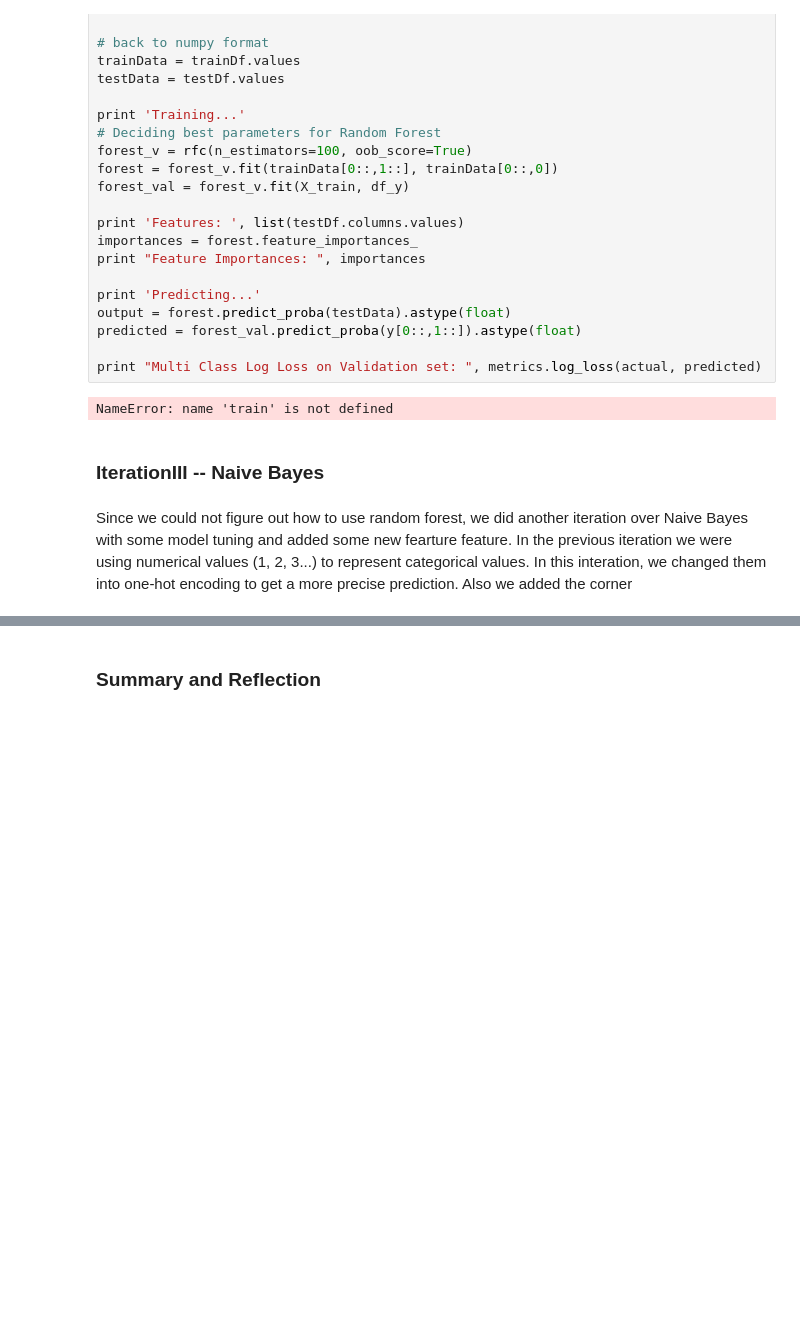
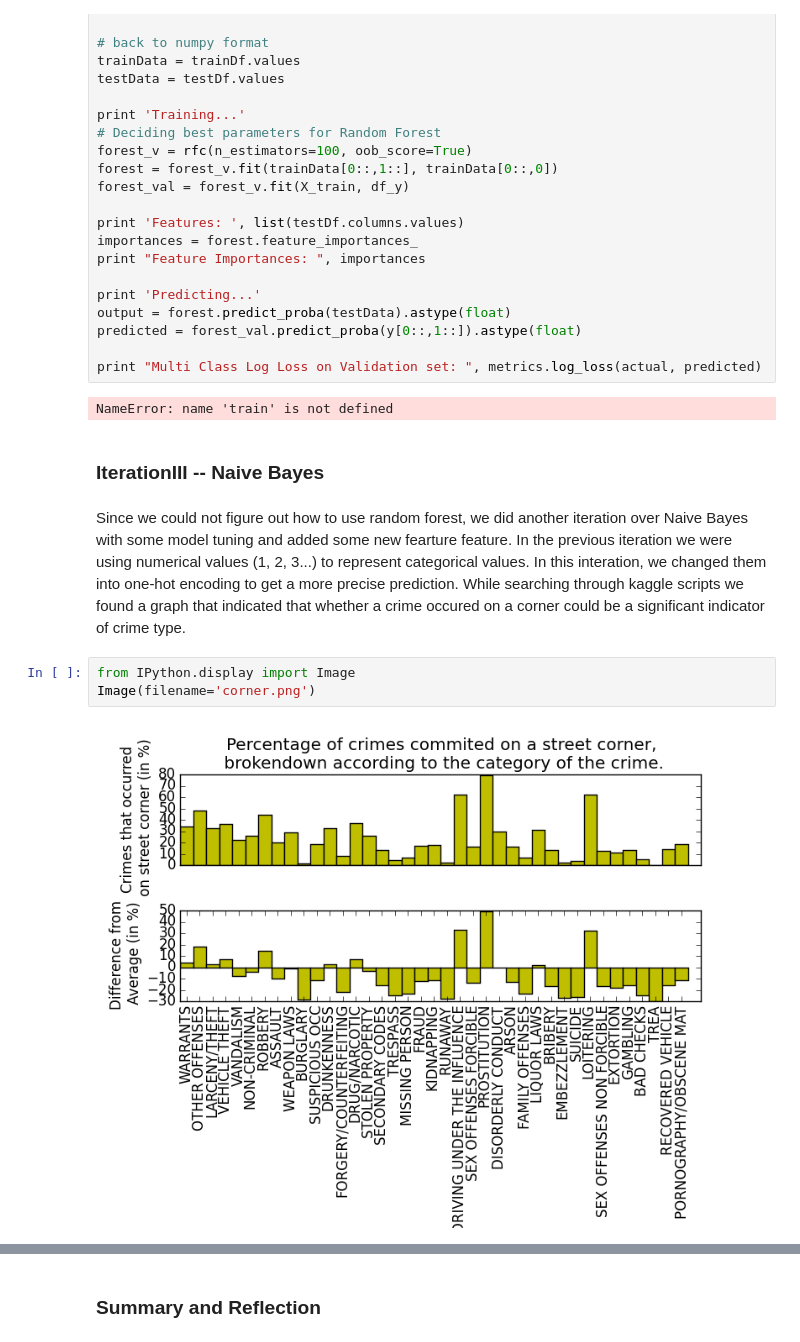
Before and after one commit to billmwong/DataScience16CYOA, a Jupyter notebook: Overall Story.ipynb, the cells around one changed output, grey strips where cells are left out. Drawn from its saved outputs; the diff is of its cells as text; blank space fills up the shorter version.

Commit message:
Updated corner

```diff
--- a/Overall Story.ipynb
+++ b/Overall Story.ipynb
@@ -366,4 +366,9 @@ NameError: name 'train' is not defined
 # %% [markdown]
 <h3> IterationIII -- Naive Bayes </h3>
 # %% [markdown]
-Since we could not figure out how to use random forest, we did another iteration over Naive Bayes with some model tuning and added some new fearture feature. In the previous iteration we were using numerical values (1, 2, 3...) to represent categorical values. In this interation, we changed them into one-hot encoding to get a more precise prediction. Also we added the corner
+Since we could not figure out how to use random forest, we did another iteration over Naive Bayes with some model tuning and added some new fearture feature. In the previous iteration we were using numerical values (1, 2, 3...) to represent categorical values. In this interation, we changed them into one-hot encoding to get a more precise prediction. While searching through kaggle scripts we found a graph that indicated that whether a crime occured on a corner could be a significant indicator of crime type.
+# %%
+from IPython.display import Image
+Image(filename='corner.png')
+# %% [output]
+[figure, added]
```
Also changed, not shown: parts of 8 cells of this notebook.
